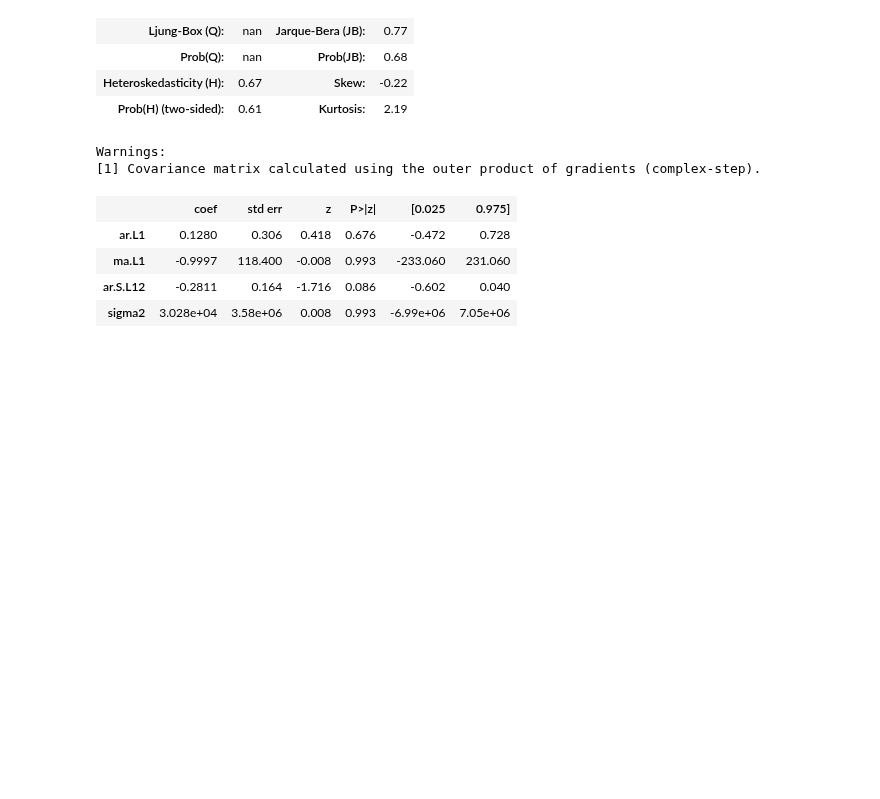
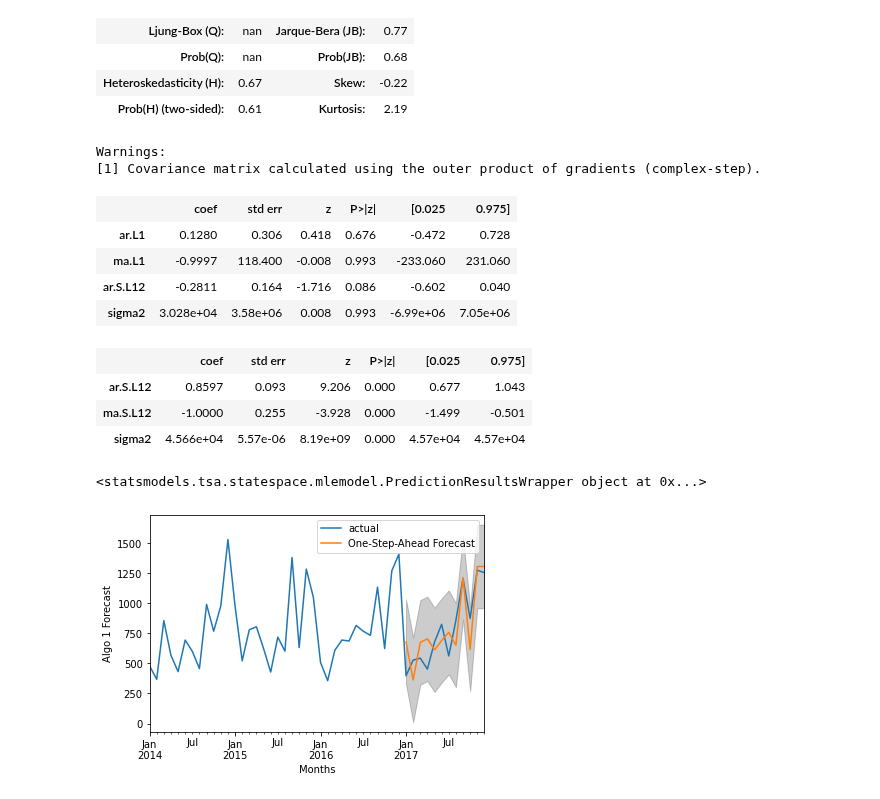
Before and after one commit to lellabhaskar/DataScience, a Jupyter notebook: 4p_TimeSeriesAnalysis.ipynb, the cells around one changed output. Saved outputs shown, nothing was run; the diff lists cells and outputs as text; code cells hidden in the pictures; blank space fills up the shorter version.

```diff
--- a/4p_TimeSeriesAnalysis.ipynb
+++ b/4p_TimeSeriesAnalysis.ipynb
@@ -533,3 +533,40 @@ results.summary().tables[1]
 | ma.L1 | -0.9997 | 118.400 | -0.008 | 0.993 | -233.060 | 231.060 |
 | ar.S.L12 | -0.2811 | 0.164 | -1.716 | 0.086 | -0.602 | 0.040 |
 | sigma2 | 3.028e+04 | 3.58e+06 | 0.008 | 0.993 | -6.99e+06 | 7.05e+06 |
+# %%
+# we've taken 2 models so that we can compare their predictions
+model = sm.tsa.statespace.SARIMAX(y, order=min_pdq, seasonal_order= min_spdq, enforce_stationarity=False)
+# (0, 1, 0)X(1, 0, 1, 12)
+model2 = sm.tsa.statespace.SARIMAX(y, order=(0, 1, 0), seasonal_order= (1, 0, 1, 12), enforce_stationarity=False)
+results = model.fit()
+results2 = model2.fit()
+results2.summary().tables[1]
+# %% [output]
+|  | coef | std err | z | P>|z| | [0.025 | 0.975] |
+| ar.S.L12 | 0.8597 | 0.093 | 9.206 | 0.000 | 0.677 | 1.043 |
+| ma.S.L12 | -1.0000 | 0.255 | -3.928 | 0.000 | -1.499 | -0.501 |
+| sigma2 | 4.566e+04 | 5.57e-06 | 8.19e+09 | 0.000 | 4.57e+04 | 4.57e+04 |
+# %%
+# let's check the actual predictions and plot them
+pred = results.get_prediction(start=pd.to_datetime('2017-01-01'), dynamic=False)
+print(pred)
+# %% [output]
+<statsmodels.tsa.statespace.mlemodel.PredictionResultsWrapper object at 0x...>
+# %%
+pred = results.get_prediction(start=pd.to_datetime('2017-01-01'), dynamic=False)
+pred_ci = pred.conf_int()
+pred2 = results2.get_prediction(start=pd.to_datetime('2017-01-01'), dynamic=False)
+pred2_ci = pred2.conf_int()
+ax = y['2014':].plot(label='actual') # Actual data plot
+pred.predicted_mean.plot(ax=ax, label='One-Step-Ahead Forecast')
+# there is always a tolerance or error kernel(region) surrounding the forecast
+# +- region within which mistakes are acceptable is called Tolerance Region
+# This Tolerance Region is also called Confidence Interval
+ax.fill_between(pred_ci.index, pred_ci.iloc[:,0], pred_ci.iloc[:,1], color='k', alpha=0.2)
+# Base Line-> index, lower confidence limit, upper confidence limit
+ax.set_xlabel('Months')
+ax.set_ylabel('Algo 1 Forecast')
+plt.legend()
+plt.show()
+# %% [output]
+[figure, added]
```
Also changed, not shown: parts of 1 cell of this notebook.
